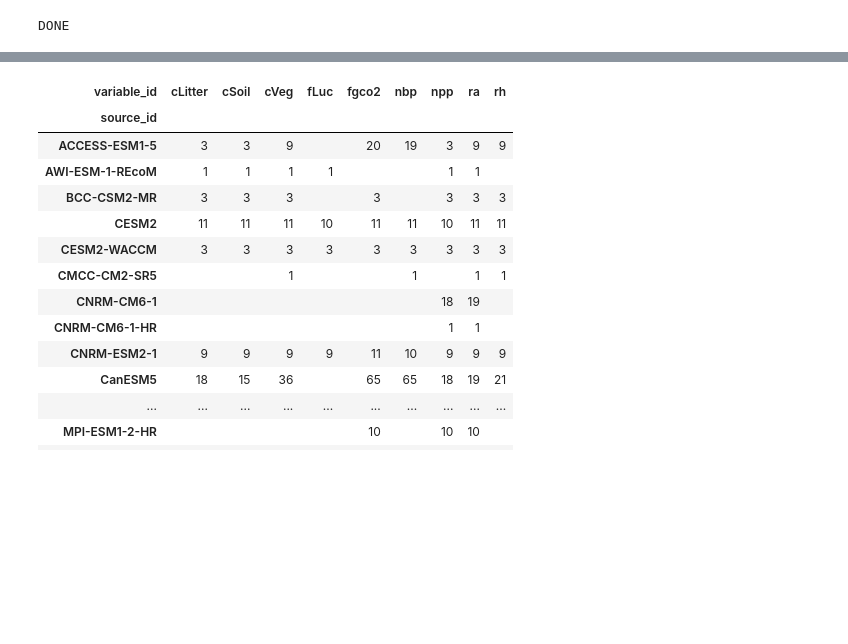
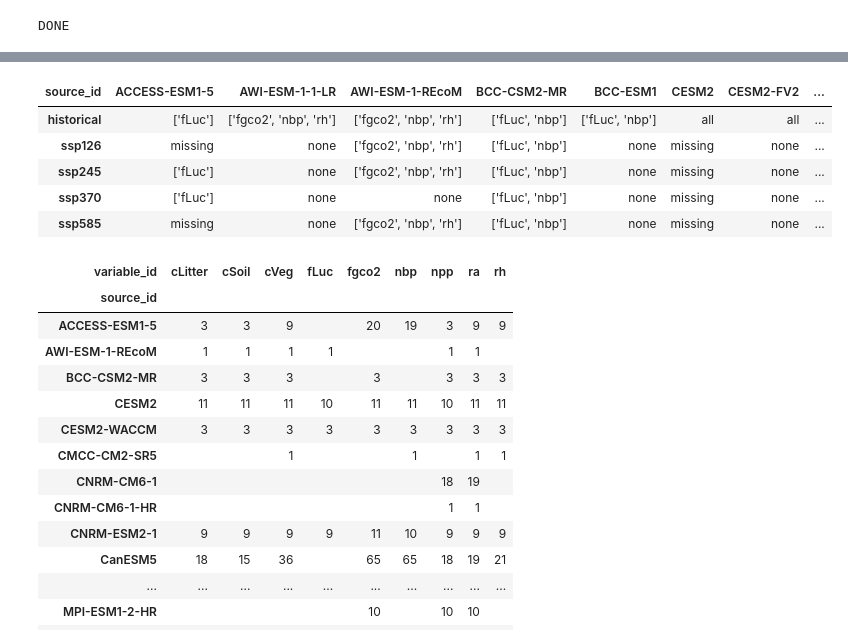
Before and after one commit to QuentinRauschenbach/ArcticCarbon, a Jupyter notebook: code/AC-intake.ipynb, the cells around one changed output, grey strips where cells are left out. Saved outputs shown, nothing was run; the diff lists cells and outputs as text; code cells hidden in the pictures; blank space fills up the shorter version.

```diff
--- a/code/AC-intake.ipynb
+++ b/code/AC-intake.ipynb
@@ -39,8 +111,7 @@ for scenario in ["historical", "ssp126", "ssp245", "ssp370", "ssp585"]:
     col_subset = col.search(**query)
 
     # create dataframe from search
-    df_init     = col_subset.df
-    df_overview = df_init.copy()
+    df_overview = col_subset.df.copy()
     df_overview = df_overview.groupby([ 'source_id','variable_id']).member_id.aggregate('nunique').unstack()
 
     # list variables without data for each model
@@ -48,7 +119,7 @@ for scenario in ["historical", "ssp126", "ssp245", "ssp370", "ssp585"]:
 
     DF.append(pd.DataFrame(df_overview[scenario]))
 # %%
-limit=10
+limit=5
 
 # Start with the first DataFrame
 merged_df = DF[0]
@@ -59,19 +130,14 @@ for df in DF[1:]:
 merged_df = merged_df.fillna(len(variables))
 
 def map(val):
-    try:
-        description = ""
-        if len(val) == 0:
-            description = "all"
-        elif len(val) < limit:
-            description = str(val)
-        else:
-            description = "missing"
-
-    except:
-        description = "none"
-
-    return description
+    if not isinstance(val, list):  # Check if 'val' is not a list
+        return "none"
+    elif len(val) == 0:  # Case where the list is empty
+        return "all"
+    elif len(val) < limit:  # Case where list length is less than limit
+        return str(val)
+    else:  # Case where list length is greater than or equal to limit
+        return "missing"
 
 
 for column in merged_df.columns:
@@ -136,3 +160,13 @@ d_styled
+# %%
+d_styled = merged_df.T.style.pipe(make_pretty_styler, highlight_color)
+d_styled
+# %% [output]
+| source_id | ACCESS-ESM1-5 | AWI-ESM-1-1-LR | AWI-ESM-1-REcoM | BCC-CSM2-MR | BCC-ESM1 | CESM2 | CESM2-FV2 | ... |
+| historical | ['fLuc'] | ['fgco2', 'nbp', 'rh'] | ['fgco2', 'nbp', 'rh'] | ['fLuc', 'nbp'] | ['fLuc', 'nbp'] | all | all | ... |
+| ssp126 | missing | none | ['fgco2', 'nbp', 'rh'] | ['fLuc', 'nbp'] | none | missing | none | ... |
+| ssp245 | ['fLuc'] | none | ['fgco2', 'nbp', 'rh'] | ['fLuc', 'nbp'] | none | missing | none | ... |
+| ssp370 | ['fLuc'] | none | none | ['fLuc', 'nbp'] | none | missing | none | ... |
+| ssp585 | missing | none | ['fgco2', 'nbp', 'rh'] | ['fLuc', 'nbp'] | none | missing | none | ... |
 # %%
 
 # Query for historical experiment
```
Also changed, not shown: parts of 10 cells of this notebook.
